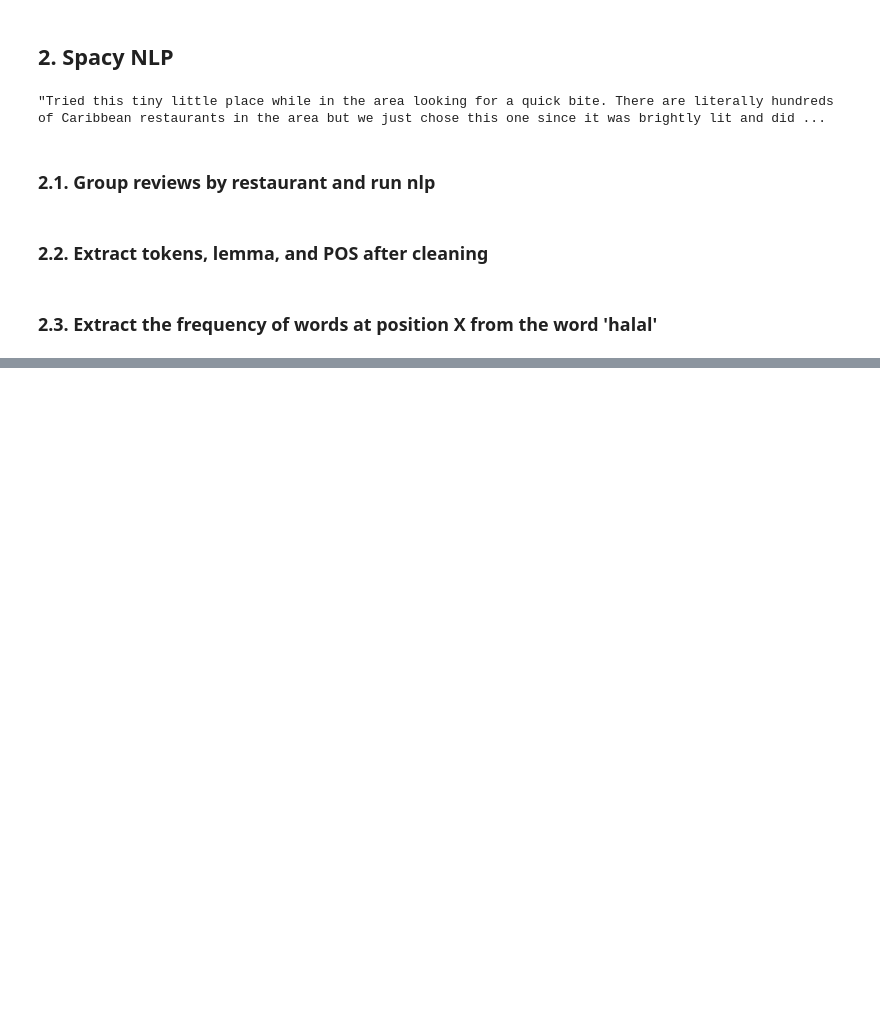
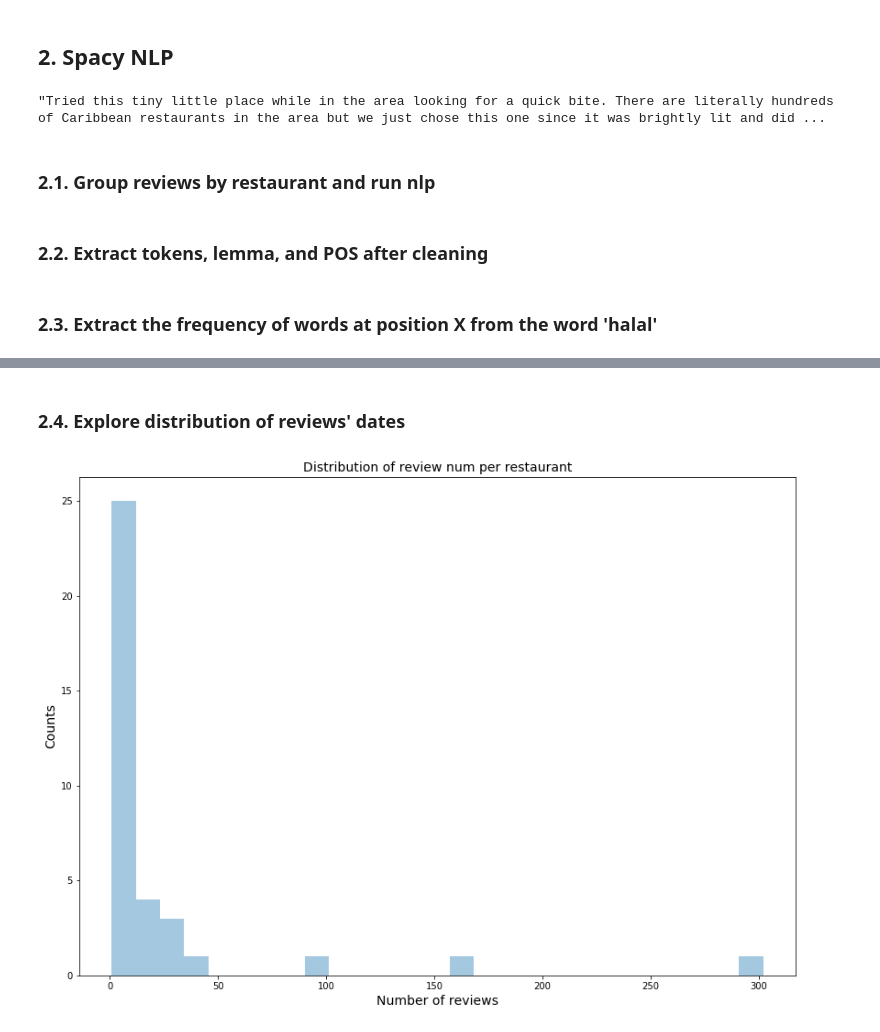
Before and after one commit to WAzaizeh/Halal_o_Meter, a Jupyter notebook: src/data/EDA/NLP.ipynb, the cells around one changed output, grey strips where cells are left out. Drawn from its saved outputs; the diff is of its cells as text; code cells hidden in the pictures; blank space fills up the shorter version.

```diff
--- a/src/data/EDA/NLP.ipynb
+++ b/src/data/EDA/NLP.ipynb
@@ -177,0 +186,14 @@ positions_df.head()
+# %% [markdown]
+### 2.4. Explore distribution of reviews' dates
+# %%
+# distribution of number of reviews per restaurant
+import seaborn as sns
+
+plt.figure(figsize=(14,10))
+sns.distplot(grouped_reviews_df.review_count.value_counts(), kde=False)
+plt.title('Distribution of review num per restaurant', size=14)
+plt.xlabel('Number of reviews', size=14)
+plt.ylabel('Counts', size=14)
+plt.show()
+# %% [output]
+[figure, added]
```
Also changed, not shown: parts of 13 cells of this notebook.
